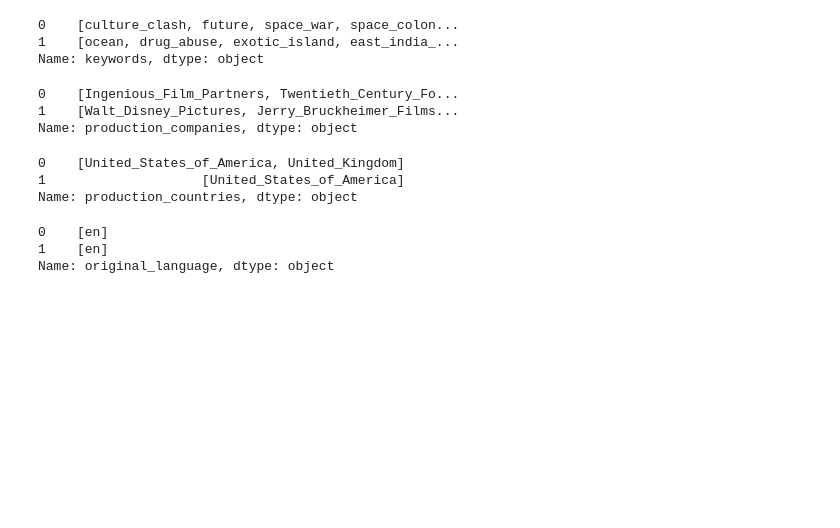
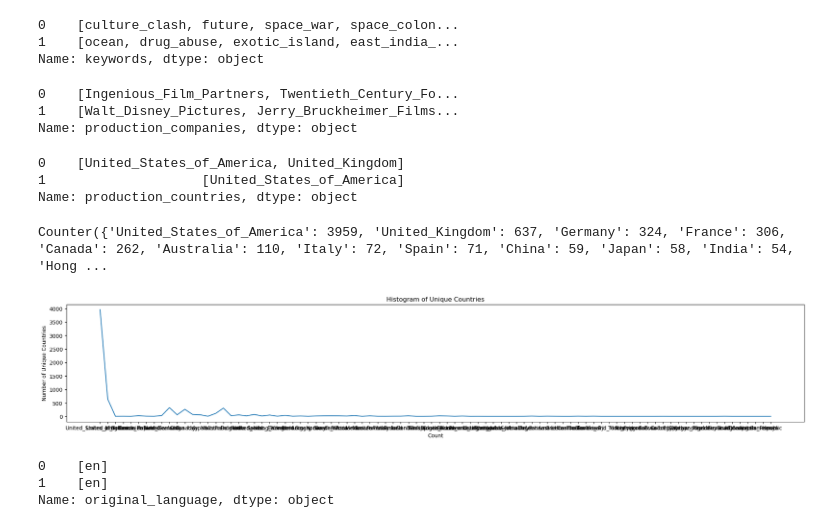
Before and after one commit to Vishal-Kamath/movie-recommedation-system, a Jupyter notebook: recommendation API/movie recommendation model.ipynb, the cells around one changed output. Drawn from its saved outputs; the diff is of its cells as text; code cells hidden in the pictures; blank space fills up the shorter version.

```diff
--- a/recommendation API/movie recommendation model.ipynb
+++ b/recommendation API/movie recommendation model.ipynb
@@ -95,6 +129,7 @@ Name: genres, dtype: object
 # %%
 # Fetching names of keywords
-vectorsDataFrame.keywords = vectorsDataFrame.keywords.apply(lambda x: jsonParser(x, 'name')[:5])
+vectorsDataFrame.keywords = \
+    vectorsDataFrame.keywords.apply(lambda x: jsonParser(x, 'name')[:5])
 vectorsDataFrame.keywords.head(2)
 # %% [output]
 0    [culture_clash, future, space_war, space_colon...
@@ -102,19 +137,29 @@ vectorsDataFrame.keywords.head(2)
 Name: keywords, dtype: object
 # %%
 # Fetching names of production companies
-vectorsDataFrame.production_companies = vectorsDataFrame.production_companies.apply(lambda x: jsonParser(x, 'name')[:5])
+vectorsDataFrame.production_companies = \
+    vectorsDataFrame.production_companies \
+        .apply(lambda x: jsonParser(x, 'name')[:5])
+
 vectorsDataFrame.production_companies.head(2)
 # %% [output]
 0    [Ingenious_Film_Partners, Twentieth_Century_Fo...
 1    [Walt_Disney_Pictures, Jerry_Bruckheimer_Films...
 Name: production_companies, dtype: object
 # %%
-# Fetching names of production companies
-vectorsDataFrame.production_countries = vectorsDataFrame.production_countries.apply(lambda x: jsonParser(x, 'name'))
+# Fetching names of production countries
+vectorsDataFrame.production_countries = \
+    vectorsDataFrame.production_countries \
+        .apply(lambda x: jsonParser(x, 'name'))
 vectorsDataFrame.production_countries.head(2)
 # %% [output]
 0    [United_States_of_America, United_Kingdom]
 1                    [United_States_of_America]
 Name: production_countries, dtype: object
+# %%
+dataPlot(vectorsDataFrame.production_countries, 'Countries')
+# %% [output]
+Counter({'United_States_of_America': 3959, 'United_Kingdom': 637, 'Germany': 324, 'France': 306, 'Canada': 262, 'Australia': 110, 'Italy': 72, 'Spain': 71, 'China': 59, 'Japan': 58, 'India': 54, 'Hong ...
+[figure, added]
 # %%
 # convert original language to list
```
Also changed, not shown: parts of 17 cells of this notebook, 1 other file.
